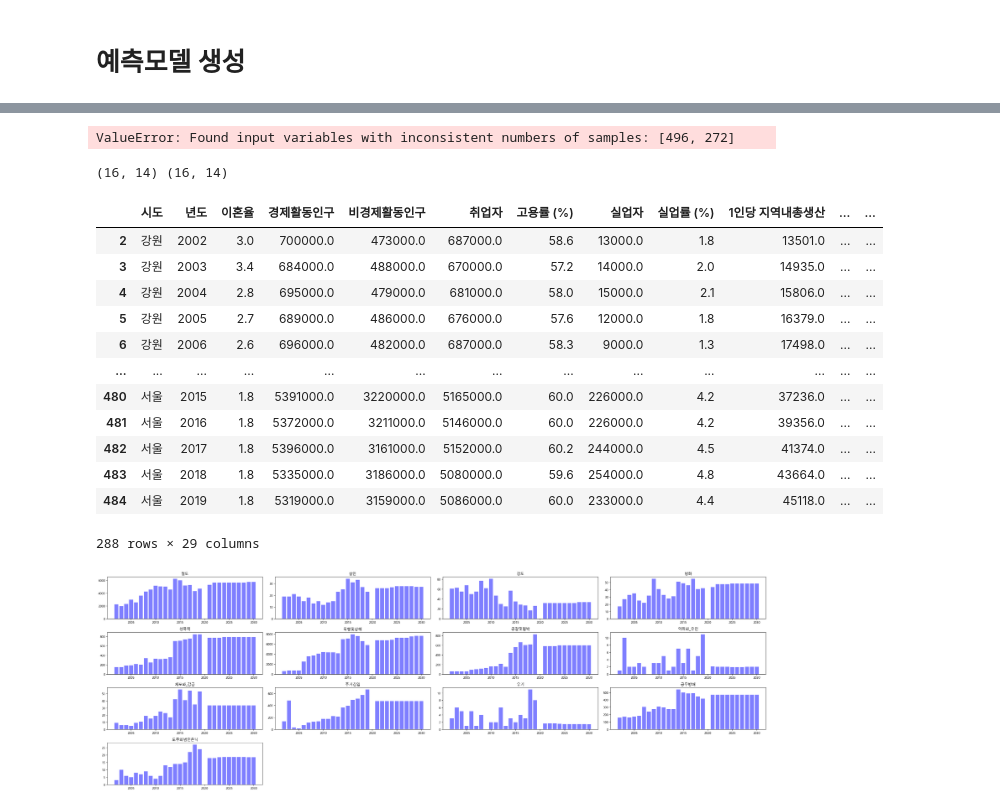
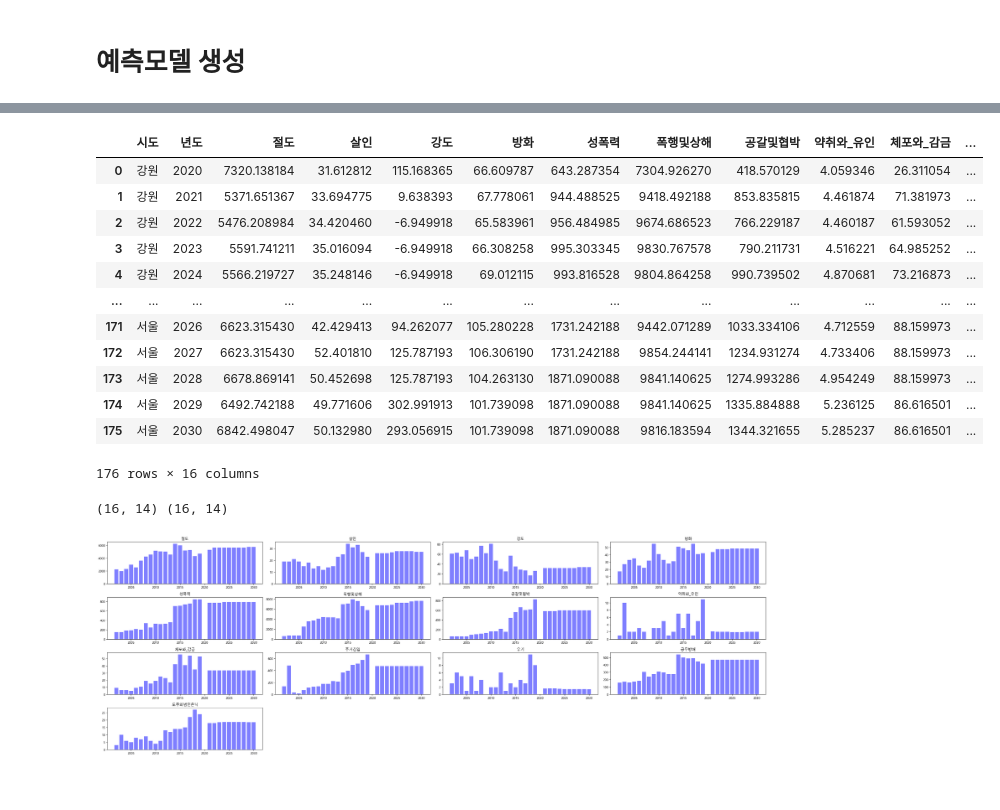
Before and after one commit to bapadapa/IITP_Project, a Jupyter notebook: finalProject/code/ML_learning.ipynb, the cells around one changed output, grey strips where cells are left out. Cells and saved outputs as stored; diff of their text form; code cells hidden in the pictures.

```diff
--- a/finalProject/code/ML_learning.ipynb
+++ b/finalProject/code/ML_learning.ipynb
@@ -207,21 +168,46 @@ tmp.to_csv('2019.csv',encoding = 'utf-8-sig',index=False)
 # %%
+mean_predict = csv.read_csv(config['data_path']+ 'csv/cleaned/independent/mean_predict.csv').to_pandas()
+
+y = df[(df.년도 >= 2002)&(df.년도 <= 2019)&(df.시도 != '세종')].iloc[:,:15].sort_values(by=['시도','년도']).iloc[:,2:]
+y['범죄소계'] = y.sum(axis =1)
+x = mean_predict[(mean_predict.년도 >= 2002)&(mean_predict.년도 <= 2019)&(mean_predict.시도 != '세종')].iloc[:,2:]
+predict_ = mean_predict[mean_predict.년도 >=2020]
+
+y.columns =  list(map(transColName,y.columns))
+x.columns =  list(map(transColName,x.columns))
+predict_.columns =  list(map(transColName,predict_.columns))
+
+result = pd.DataFrame()
+
 for tuned in xgboost_tuned.itertuples():
     xgb_model = XGBRegressor(
         colsample_bytree = tuned[1],
         gamma = tuned[2],
         learning_rate = tuned[3],
         max_depth = tuned[4],
         min_child_weight = tuned[5],
         n_estimators = tuned[6],
         objective = tuned[7],
         subsample = tuned[8]
     )
-    x_train, x_test ,y_train,y_test = train_test_split(mean_predict,crime_val[tuned[9]],test_size=.2)
+    x_train, x_test ,y_train,y_test = train_test_split(x,y[tuned[9]],test_size=.2)
     xgb_model.fit(x_train, y_train, early_stopping_rounds=5, eval_set=[(x_test, y_test)], verbose=False)
-    result[tuned[9]] = xgb_model.predict(predict)
-result
+    result[tuned[9]] = xgb_model.predict(predict_.iloc[:,2:])
+pd.concat([predict_.iloc[:,:2].reset_index(drop = True),result],axis = 1)
 # %% [output]
+|  | 시도 | 년도 | 절도 | 살인 | 강도 | 방화 | 성폭력 | 폭행및상해 | 공갈및협박 | 약취와_유인 | 체포와_감금 | ... |
+| 0 | 강원 | 2020 | 7320.138184 | 31.612812 | 115.168365 | 66.609787 | 643.287354 | 7304.926270 | 418.570129 | 4.059346 | 26.311054 | ... |
+| 1 | 강원 | 2021 | 5371.651367 | 33.694775 | 9.638393 | 67.778061 | 944.488525 | 9418.492188 | 853.835815 | 4.461874 | 71.381973 | ... |
+| 2 | 강원 | 2022 | 5476.208984 | 34.420460 | -6.949918 | 65.583961 | 956.484985 | 9674.686523 | 766.229187 | 4.460187 | 61.593052 | ... |
+| 3 | 강원 | 2023 | 5591.741211 | 35.016094 | -6.949918 | 66.308258 | 995.303345 | 9830.767578 | 790.211731 | 4.516221 | 64.985252 | ... |
+| 4 | 강원 | 2024 | 5566.219727 | 35.248146 | -6.949918 | 69.012115 | 993.816528 | 9804.864258 | 990.739502 | 4.870681 | 73.216873 | ... |
+| ... | ... | ... | ... | ... | ... | ... | ... | ... | ... | ... | ... | ... |
+| 171 | 서울 | 2026 | 6623.315430 | 42.429413 | 94.262077 | 105.280228 | 1731.242188 | 9442.071289 | 1033.334106 | 4.712559 | 88.159973 | ... |
+| 172 | 서울 | 2027 | 6623.315430 | 52.401810 | 125.787193 | 106.306190 | 1731.242188 | 9854.244141 | 1234.931274 | 4.733406 | 88.159973 | ... |
+| 173 | 서울 | 2028 | 6678.869141 | 50.452698 | 125.787193 | 104.263130 | 1871.090088 | 9841.140625 | 1274.993286 | 4.954249 | 88.159973 | ... |
+| 174 | 서울 | 2029 | 6492.742188 | 49.771606 | 302.991913 | 101.739098 | 1871.090088 | 9841.140625 | 1335.884888 | 5.236125 | 86.616501 | ... |
+| 175 | 서울 | 2030 | 6842.498047 | 50.132980 | 293.056915 | 101.739098 | 1871.090088 | 9816.183594 | 1344.321655 | 5.285237 | 86.616501 | ... |
-ValueError: Found input variables with inconsistent numbers of samples: [496, 272]
+176 rows × 16 columns
 # %%
 tmp = pd.DataFrame()
 tmp['시도'] = predict_2019.시도.unique()
@@ -254,22 +240,6 @@ result_2018 = pd.concat([
 ],axis = 1)
 # a = a[a.columns[-2:].append(a.columns[:-2])]
 # a
-# %%
-mean_predict
-# %% [output]
-|  | 시도 | 년도 | 이혼율 | 경제활동인구 | 비경제활동인구 | 취업자 | 고용률 (%) | 실업자 | 실업률 (%) | 1인당 지역내총생산 | ... | ... |
-| 2 | 강원 | 2002 | 3.0 | 700000.0 | 473000.0 | 687000.0 | 58.6 | 13000.0 | 1.8 | 13501.0 | ... | ... |
-| 3 | 강원 | 2003 | 3.4 | 684000.0 | 488000.0 | 670000.0 | 57.2 | 14000.0 | 2.0 | 14935.0 | ... | ... |
-| 4 | 강원 | 2004 | 2.8 | 695000.0 | 479000.0 | 681000.0 | 58.0 | 15000.0 | 2.1 | 15806.0 | ... | ... |
-| 5 | 강원 | 2005 | 2.7 | 689000.0 | 486000.0 | 676000.0 | 57.6 | 12000.0 | 1.8 | 16379.0 | ... | ... |
-| 6 | 강원 | 2006 | 2.6 | 696000.0 | 482000.0 | 687000.0 | 58.3 | 9000.0 | 1.3 | 17498.0 | ... | ... |
-| ... | ... | ... | ... | ... | ... | ... | ... | ... | ... | ... | ... | ... |
-| 480 | 서울 | 2015 | 1.8 | 5391000.0 | 3220000.0 | 5165000.0 | 60.0 | 226000.0 | 4.2 | 37236.0 | ... | ... |
-| 481 | 서울 | 2016 | 1.8 | 5372000.0 | 3211000.0 | 5146000.0 | 60.0 | 226000.0 | 4.2 | 39356.0 | ... | ... |
-| 482 | 서울 | 2017 | 1.8 | 5396000.0 | 3161000.0 | 5152000.0 | 60.2 | 244000.0 | 4.5 | 41374.0 | ... | ... |
-| 483 | 서울 | 2018 | 1.8 | 5335000.0 | 3186000.0 | 5080000.0 | 59.6 | 254000.0 | 4.8 | 43664.0 | ... | ... |
-| 484 | 서울 | 2019 | 1.8 | 5319000.0 | 3159000.0 | 5086000.0 | 60.0 | 233000.0 | 4.4 | 45118.0 | ... | ... |
-288 rows × 29 columns
 # %%
 from matplotlib import font_manager,rc
 from matplotlib import pyplot as plt
```
Also changed, not shown: parts of 17 cells of this notebook, 2 other files.
